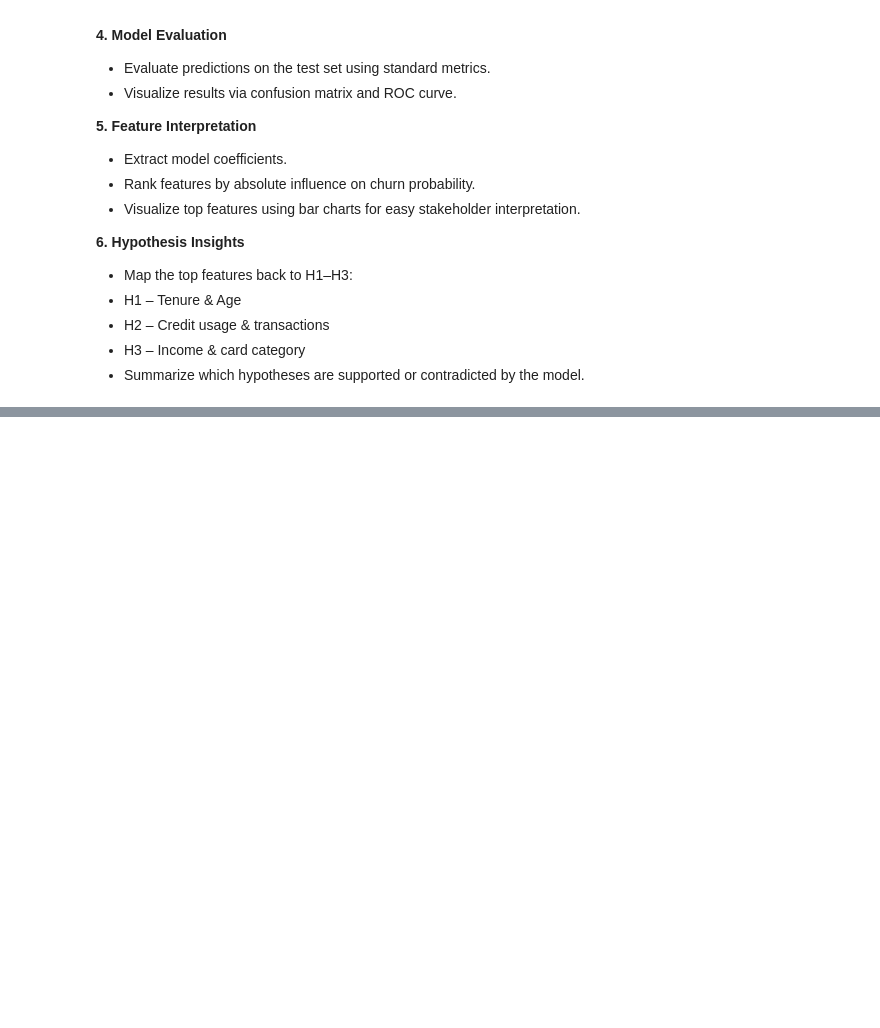
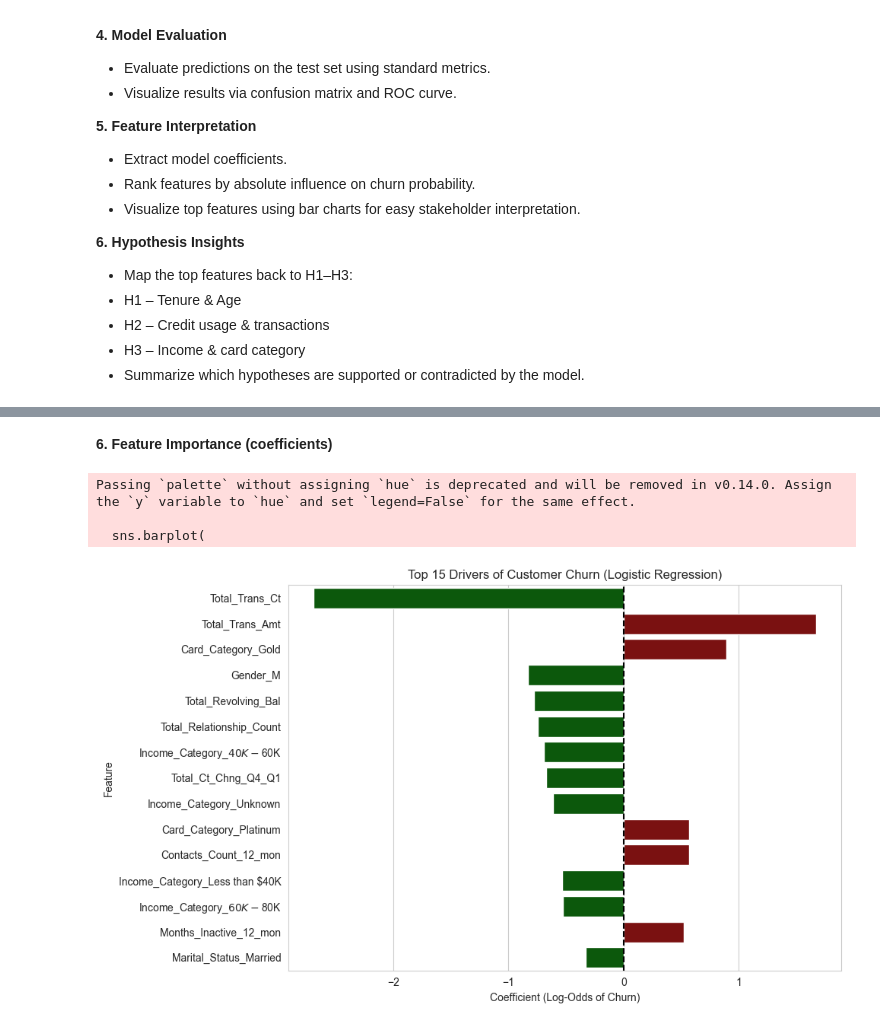
Before and after one commit to Syed313110/cc_customer_churn_analysis, a Jupyter notebook: jupyter_notebooks/03_machine_learning.ipynb, the cells around one changed output, grey strips where cells are left out. Saved outputs shown, nothing was run; the diff lists cells and outputs as text; code cells hidden in the pictures; blank space fills up the shorter version.

```diff
--- a/jupyter_notebooks/03_machine_learning.ipynb
+++ b/jupyter_notebooks/03_machine_learning.ipynb
@@ -94,0 +252,47 @@ sns.set_style("whitegrid")
+# %% [markdown]
+__**6. Feature Importance (coefficients)**__
+# %%
+# ===============================
+# Step 6: Feature Importance for Logistic Regression
+# ===============================
+
+import pandas as pd
+import matplotlib.pyplot as plt
+import seaborn as sns
+import numpy as np
+
+# Extract feature names (numeric + encoded categorical)
+feature_names = X_train.columns
+
+# Get coefficients from trained Logistic Regression model
+coefficients = lr_model.coef_[0]
+
+# Create DataFrame for easy plotting
+coef_df = pd.DataFrame({
+    'Feature': feature_names,
+    'Coefficient': coefficients
+})
+
+# Sort by absolute impact
+coef_df['Abs_Coefficient'] = coef_df['Coefficient'].abs()
+coef_df = coef_df.sort_values(by='Abs_Coefficient', ascending=False)
+
+# Plot top 15 features
+plt.figure(figsize=(10,6))
+sns.barplot(
+    x='Coefficient',
+    y='Feature',
+    data=coef_df.head(15),
+    palette=['darkred' if x > 0 else 'darkgreen' for x in coef_df.head(15)['Coefficient']]
+)
+plt.title("Top 15 Drivers of Customer Churn (Logistic Regression)")
+plt.xlabel("Coefficient (Log-Odds of Churn)")
+plt.ylabel("Feature")
+plt.axvline(0, color='black', linestyle='--')
+plt.tight_layout()
+plt.show()
+# %% [output]
+Passing `palette` without assigning `hue` is deprecated and will be removed in v0.14.0. Assign the `y` variable to `hue` and set `legend=False` for the same effect.
+
+  sns.barplot(
+[figure, added]
```
Also changed, not shown: parts of 11 cells of this notebook.
